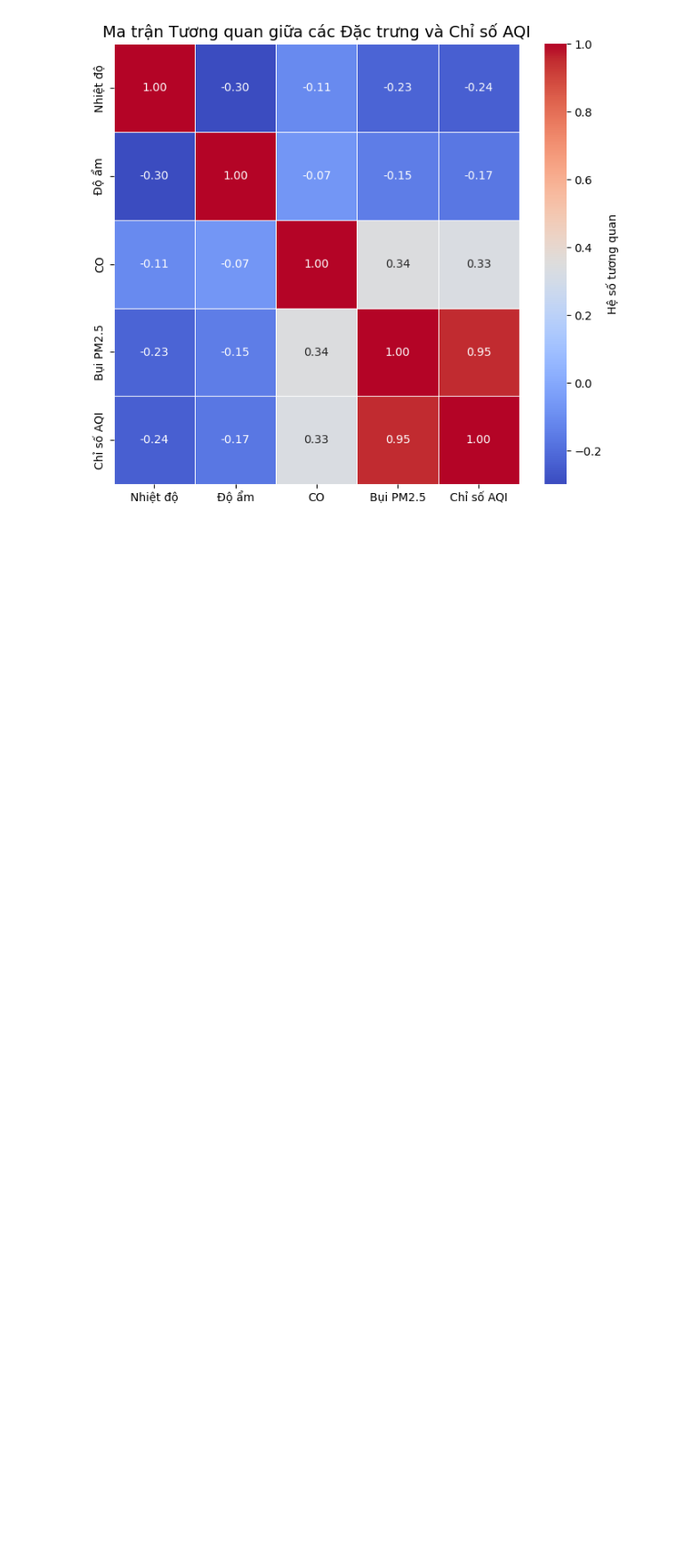
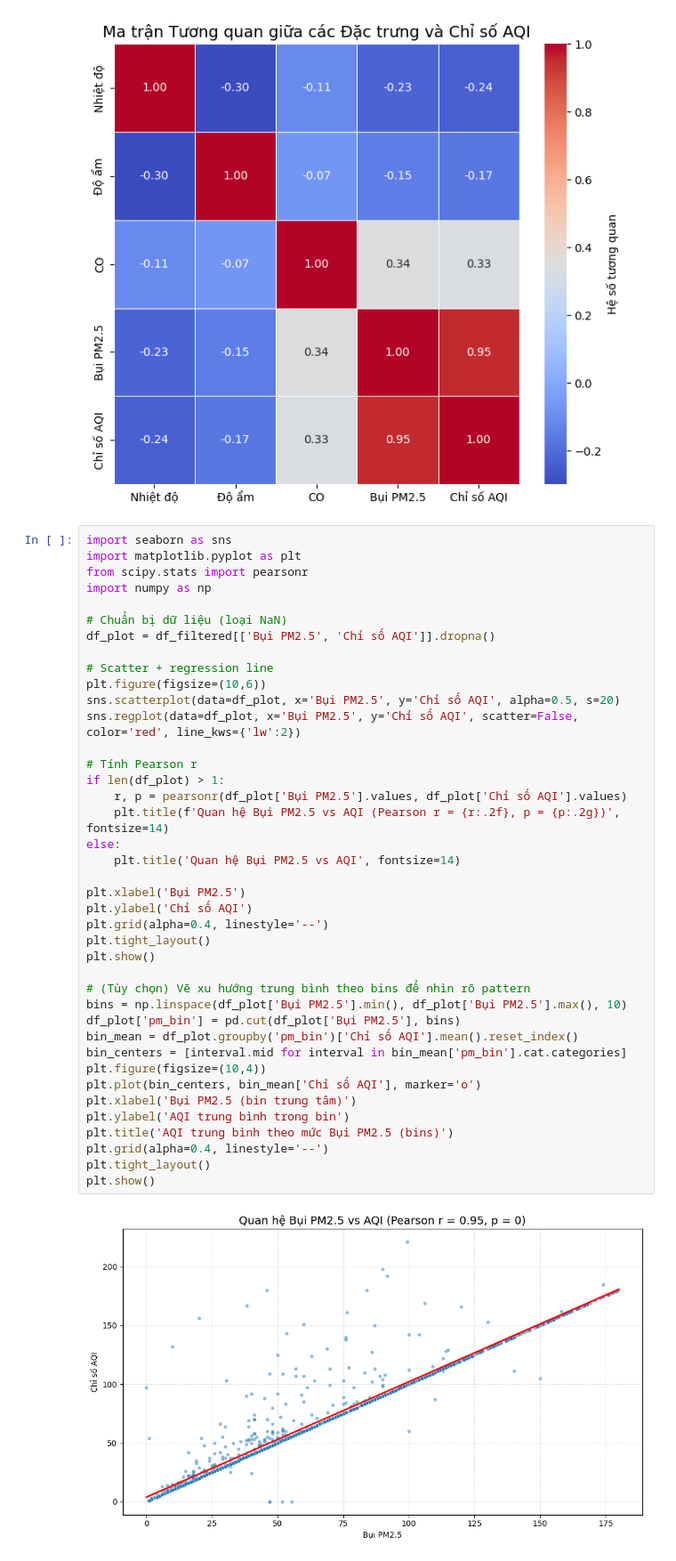
Before and after one commit to HoangLayor/AirQualityIndex_Forcast, a Jupyter notebook: experiences/pipeline.ipynb, the cells around one changed output. Shown at 89% size. Drawn from its saved outputs; the diff is of its cells as text; blank space fills up the shorter version.

```diff
--- a/experiences/pipeline.ipynb
+++ b/experiences/pipeline.ipynb
@@ -200,3 +154,45 @@ plt.title('Ma trận Tương quan giữa các Đặc trưng và Chỉ số AQI',
 plt.show()
 # %% [output]
 [figure]
+# %%
+import seaborn as sns
+import matplotlib.pyplot as plt
+from scipy.stats import pearsonr
+import numpy as np
+
+# Chuẩn bị dữ liệu (loại NaN)
+df_plot = df_filtered[['Bụi PM2.5', 'Chỉ số AQI']].dropna()
+
+# Scatter + regression line
+plt.figure(figsize=(10,6))
+sns.scatterplot(data=df_plot, x='Bụi PM2.5', y='Chỉ số AQI', alpha=0.5, s=20)
+sns.regplot(data=df_plot, x='Bụi PM2.5', y='Chỉ số AQI', scatter=False, color='red', line_kws={'lw':2})
+
+# Tính Pearson r
+if len(df_plot) > 1:
+    r, p = pearsonr(df_plot['Bụi PM2.5'].values, df_plot['Chỉ số AQI'].values)
+    plt.title(f'Quan hệ Bụi PM2.5 vs AQI (Pearson r = {r:.2f}, p = {p:.2g})', fontsize=14)
+else:
+    plt.title('Quan hệ Bụi PM2.5 vs AQI', fontsize=14)
+
+plt.xlabel('Bụi PM2.5')
+plt.ylabel('Chỉ số AQI')
+plt.grid(alpha=0.4, linestyle='--')
+plt.tight_layout()
+plt.show()
+
+# (Tùy chọn) Vẽ xu hướng trung bình theo bins để nhìn rõ pattern
+bins = np.linspace(df_plot['Bụi PM2.5'].min(), df_plot['Bụi PM2.5'].max(), 10)
+df_plot['pm_bin'] = pd.cut(df_plot['Bụi PM2.5'], bins)
+bin_mean = df_plot.groupby('pm_bin')['Chỉ số AQI'].mean().reset_index()
+bin_centers = [interval.mid for interval in bin_mean['pm_bin'].cat.categories]
+plt.figure(figsize=(10,4))
+plt.plot(bin_centers, bin_mean['Chỉ số AQI'], marker='o')
+plt.xlabel('Bụi PM2.5 (bin trung tâm)')
+plt.ylabel('AQI trung bình trong bin')
+plt.title('AQI trung bình theo mức Bụi PM2.5 (bins)')
+plt.grid(alpha=0.4, linestyle='--')
+plt.tight_layout()
+plt.show()
+# %% [output]
+[figure, added]
```
Also changed, not shown: parts of 3 cells of this notebook, 11 other files.
